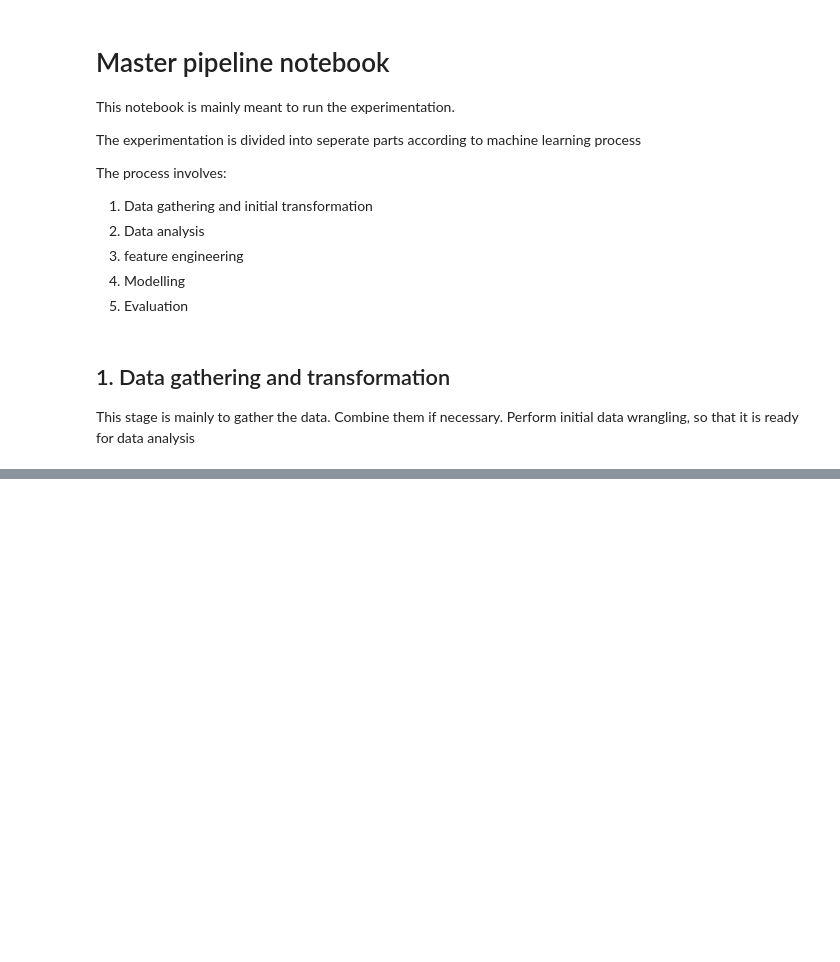
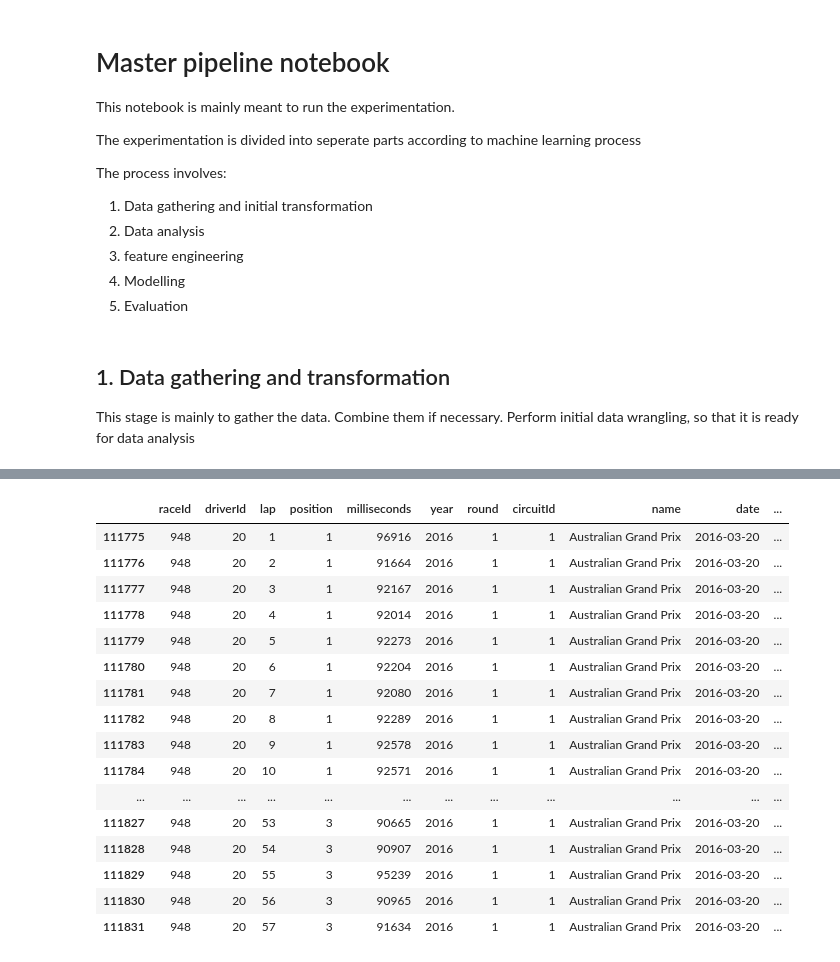
Before and after one commit to varunp04/predict-formula, a Jupyter notebook: src/model_training/master_pipeline_notebook.ipynb, the cells around one changed output, grey strips where cells are left out. Saved outputs shown, nothing was run; the diff lists cells and outputs as text; code cells hidden in the pictures; blank space fills up the shorter version.

```diff
--- a/src/model_training/master_pipeline_notebook.ipynb
+++ b/src/model_training/master_pipeline_notebook.ipynb
@@ -66,0 +106,5 @@ master_lap_times_df
+# %%
+master_laptimes_pitstop_df = pre_process_obj.add_pitstop_data(
+    master_laptime_data=master_lap_times_df, pit_stop_data=pit_stops_df
+)
+master_laptimes_pitstop_df
@@ -66,0 +125,8 @@ master_lap_times_df
+# %%
+driver_id = 20
+circuit_id = 1
+
+lap_times_selected_driver_circuit = master_laptimes_pitstop_df[
+    (master_laptimes_pitstop_df["circuitId"] == circuit_id)
+    & (master_laptimes_pitstop_df["driverId"] == driver_id)
+]
@@ -66,0 +195,20 @@ master_lap_times_df
+# %%
+lap_times_selected_driver_circuit[lap_times_selected_driver_circuit["raceId"] == 948]
+# %% [output]
+|  | raceId | driverId | lap | position | milliseconds | year | round | circuitId | name | date | ... |
+| 111775 | 948 | 20 | 1 | 1 | 96916 | 2016 | 1 | 1 | Australian Grand Prix | 2016-03-20 | ... |
+| 111776 | 948 | 20 | 2 | 1 | 91664 | 2016 | 1 | 1 | Australian Grand Prix | 2016-03-20 | ... |
+| 111777 | 948 | 20 | 3 | 1 | 92167 | 2016 | 1 | 1 | Australian Grand Prix | 2016-03-20 | ... |
+| 111778 | 948 | 20 | 4 | 1 | 92014 | 2016 | 1 | 1 | Australian Grand Prix | 2016-03-20 | ... |
+| 111779 | 948 | 20 | 5 | 1 | 92273 | 2016 | 1 | 1 | Australian Grand Prix | 2016-03-20 | ... |
+| 111780 | 948 | 20 | 6 | 1 | 92204 | 2016 | 1 | 1 | Australian Grand Prix | 2016-03-20 | ... |
+| 111781 | 948 | 20 | 7 | 1 | 92080 | 2016 | 1 | 1 | Australian Grand Prix | 2016-03-20 | ... |
+| 111782 | 948 | 20 | 8 | 1 | 92289 | 2016 | 1 | 1 | Australian Grand Prix | 2016-03-20 | ... |
+| 111783 | 948 | 20 | 9 | 1 | 92578 | 2016 | 1 | 1 | Australian Grand Prix | 2016-03-20 | ... |
+| 111784 | 948 | 20 | 10 | 1 | 92571 | 2016 | 1 | 1 | Australian Grand Prix | 2016-03-20 | ... |
+| ... | ... | ... | ... | ... | ... | ... | ... | ... | ... | ... | ... |
+| 111827 | 948 | 20 | 53 | 3 | 90665 | 2016 | 1 | 1 | Australian Grand Prix | 2016-03-20 | ... |
+| 111828 | 948 | 20 | 54 | 3 | 90907 | 2016 | 1 | 1 | Australian Grand Prix | 2016-03-20 | ... |
+| 111829 | 948 | 20 | 55 | 3 | 95239 | 2016 | 1 | 1 | Australian Grand Prix | 2016-03-20 | ... |
+| 111830 | 948 | 20 | 56 | 3 | 90965 | 2016 | 1 | 1 | Australian Grand Prix | 2016-03-20 | ... |
+| 111831 | 948 | 20 | 57 | 3 | 91634 | 2016 | 1 | 1 | Australian Grand Prix | 2016-03-20 | ... |
```
Also changed, not shown: parts of 19 cells of this notebook, 13 other files.
